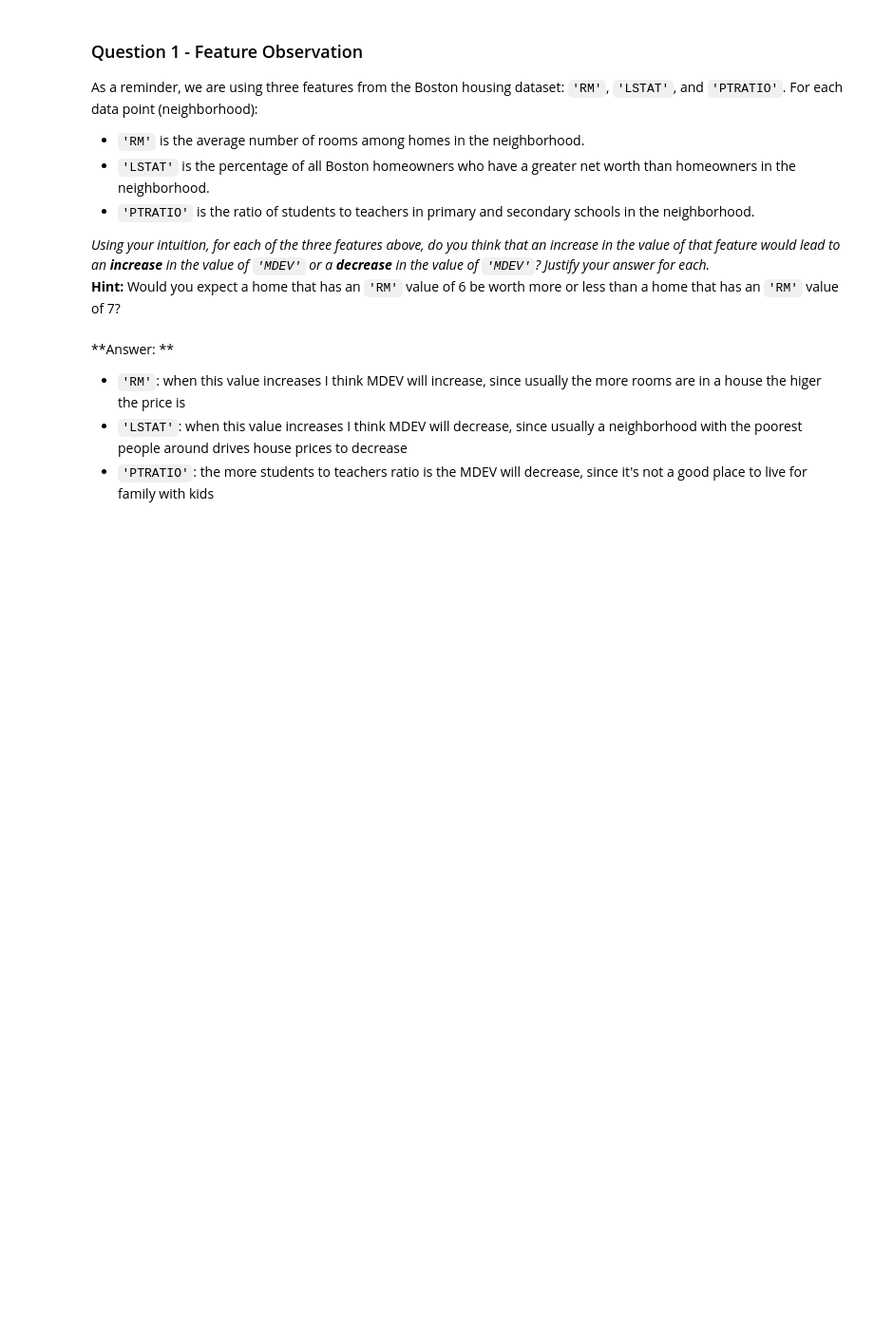
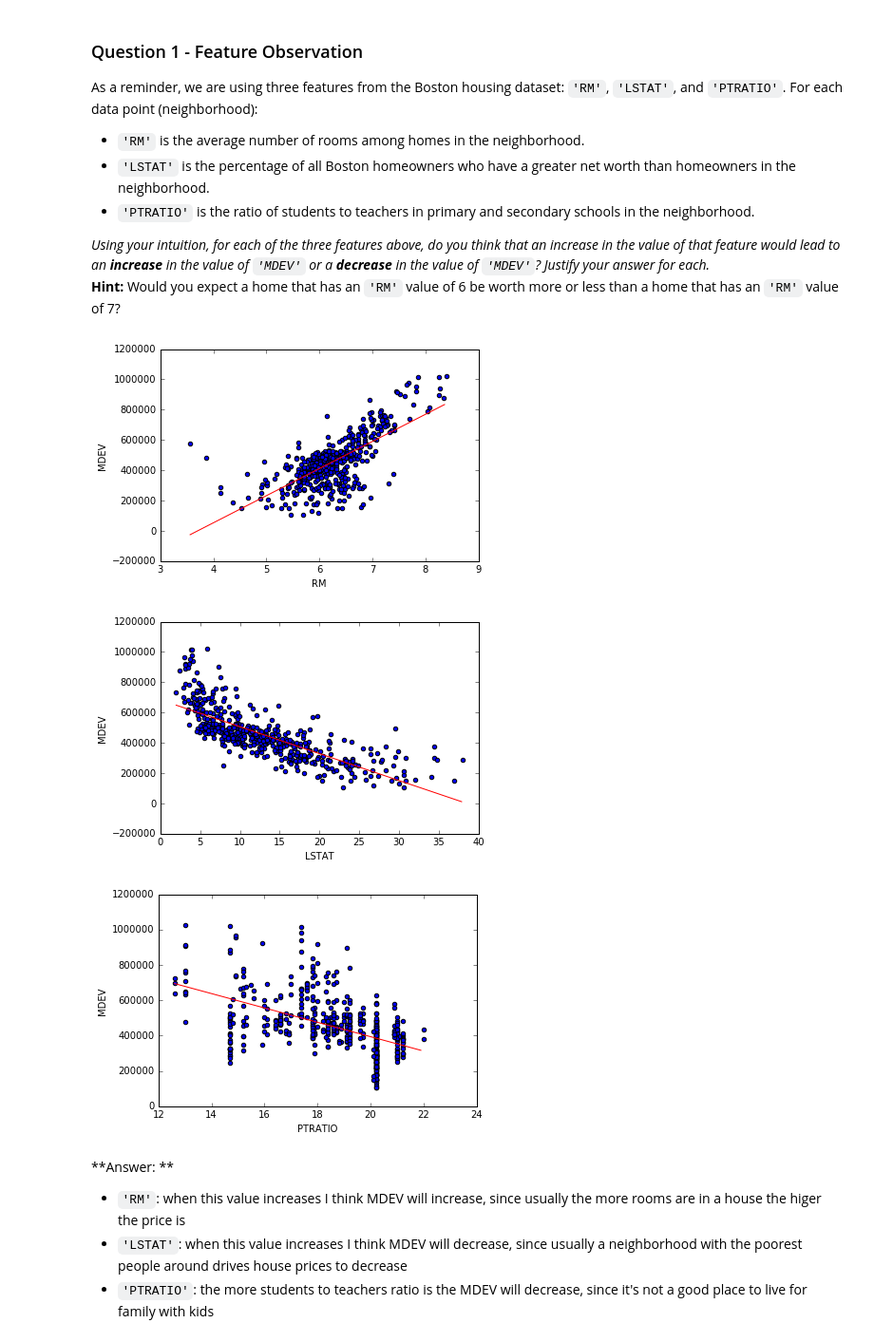
Before and after one commit to micheleorsi/machine-learning, a Jupyter notebook: projects/boston_housing/boston_housing.ipynb, the cells around one changed output. Shown: that part at 95% size. Saved outputs shown, nothing was run; the diff lists cells and outputs as text; code cells hidden in the pictures; blank space fills up the shorter version.

Commit message:
added scatterplot

```diff
--- a/projects/boston_housing/boston_housing.ipynb
+++ b/projects/boston_housing/boston_housing.ipynb
@@ -85,6 +85,22 @@ As a reminder, we are using three features from the Boston housing dataset: `'RM
 
 _Using your intuition, for each of the three features above, do you think that an increase in the value of that feature would lead to an **increase** in the value of `'MDEV'` or a **decrease** in the value of `'MDEV'`? Justify your answer for each._
 **Hint:** Would you expect a home that has an `'RM'` value of 6 be worth more or less than a home that has an `'RM'` value of 7?
+# %%
+for feature in ["RM","LSTAT", "PTRATIO"]:
+
+    #Scatter plot.
+    ax = data.plot(kind="scatter", x=feature,y="MDEV")
+
+    #Line of best fit (polynomial of degree 1).
+    w1, w0 = np.polyfit(data[feature],data["MDEV"],deg=1)
+
+    #Plot line of best fit.
+    rng = np.arange(np.min(data[feature]),np.max(data[feature]),0.1)
+    ax.plot(rng,[w0+w1*x for x in rng],color="red")
+# %% [output]
+[figure, added]
+[figure, added]
+[figure, added]
 # %% [markdown]
 **Answer: **
 - `'RM'`: when this value increases I think MDEV will increase, since usually the more rooms are in a house the higer the price is
```
Also changed, not shown: parts of 1 cell of this notebook.
